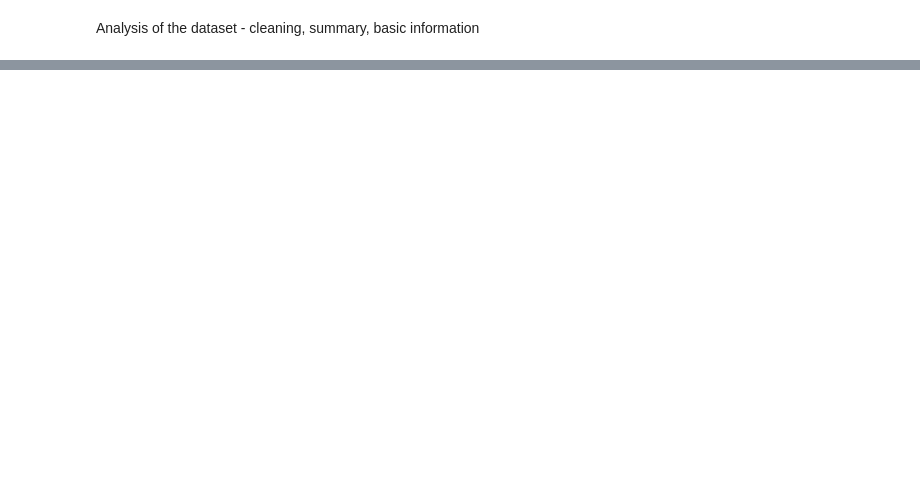
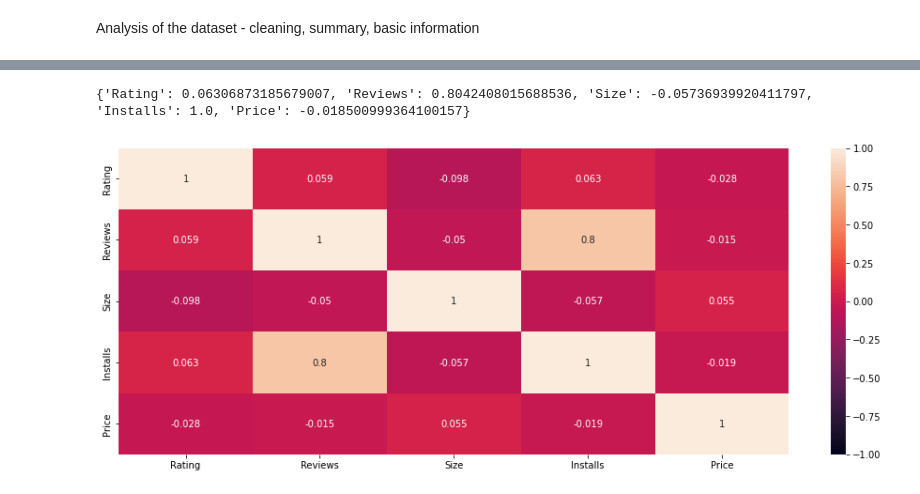
Before and after one commit to Rodauv/google_playstore_stats, a Jupyter notebook: my_mobapp_studio.ipynb, the cells around one changed output, grey strips where cells are left out. Drawn from its saved outputs; the diff is of its cells as text; code cells hidden in the pictures; blank space fills up the shorter version.

```diff
--- a/my_mobapp_studio.ipynb
+++ b/my_mobapp_studio.ipynb
@@ -523,0 +354,15 @@ max_price(combined_dataset_dated_paid)
+# %%
+#4.6 - Compute Correlation Matrix: calculate the pearsons correlation coeficient of the dataset:
+def compute_correlations_matrix(df):
+    #df = df.query("Category == 'BUSINESS'")
+    corr_df = df.corr()
+    #create a dictionarry from the coef table
+    corelations = corr_df.to_dict(orient='dict')
+    print(corelations['Installs'])
+    pyplot.figure(figsize=(16, 6))
+    sns.heatmap(corr_df, vmin=-1, vmax=1, annot=True)
+
+compute_correlations_matrix(paid_dataset)
+# %% [output]
+{'Rating': 0.06306873185679007, 'Reviews': 0.8042408015688536, 'Size': -0.05736939920411797, 'Installs': 1.0, 'Price': -0.018500999364100157}
+[figure, added]
```
Also changed, not shown: parts of 55 cells of this notebook.
